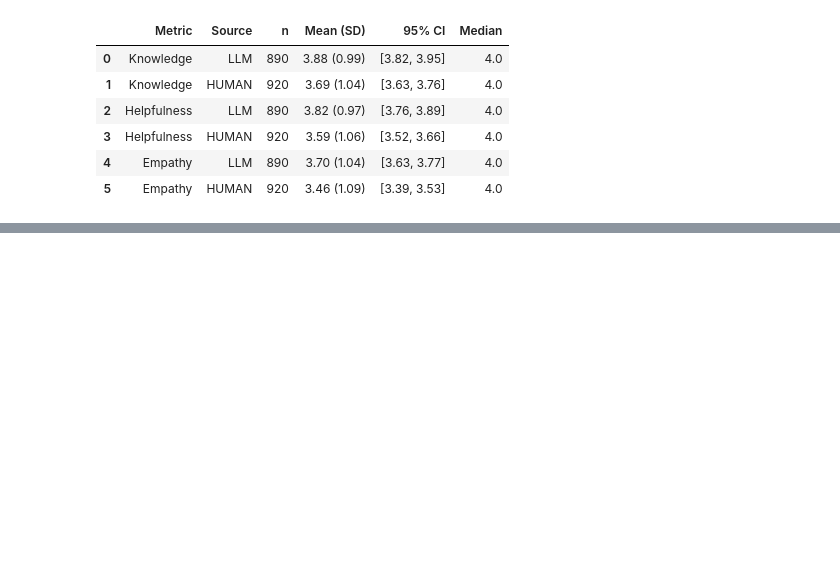
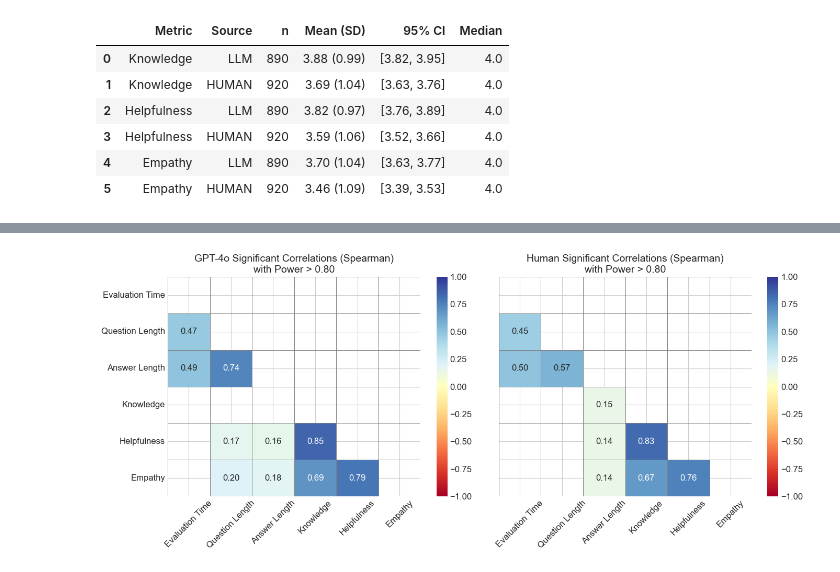
Before and after one commit to alu042/HumanVsRobot, a Jupyter notebook: data_analysis/diaguide_analysis.ipynb, the cells around one changed output, grey strips where cells are left out. Saved outputs shown, nothing was run; the diff lists cells and outputs as text; code cells hidden in the pictures; blank space fills up the shorter version.

```diff
--- a/data_analysis/diaguide_analysis.ipynb
+++ b/data_analysis/diaguide_analysis.ipynb
@@ -265,0 +914,85 @@ desc_stats_table
+# %%
+import pandas as pd
+import numpy as np
+import matplotlib.pyplot as plt
+import seaborn as sns
+import pingouin as pg
+
+method = 'spearman'
+method_cap = method.capitalize()
+
+# Select relevant columns and rename for clarity
+df_corr = df.copy()
+df_corr['Question Length'] = df_corr['question_text'].str.len()
+df_corr['Answer Length'] = df_corr['answer_text'].str.len()
+df_corr['Evaluation Time'] = df_corr['response_time']
+df_corr['Knowledge'] = df_corr['knowledge']
+df_corr['Helpfulness'] = df_corr['helpfulness']
+df_corr['Empathy'] = df_corr['empathy']
+
+corr_vars = ['Evaluation Time', 'Question Length', 'Answer Length', 'Knowledge', 'Helpfulness', 'Empathy']
+
+def get_sig_corrs(df_sub, alpha=0.003, min_power=0.80):
+    # Compute pairwise correlations
+    corr_results = []
+    for i, var1 in enumerate(corr_vars):
+        for j, var2 in enumerate(corr_vars):
+            if j <= i:
+                continue
+            # Drop NA
+            data = df_sub[[var1, var2]].dropna()
+            if len(data) < 3:
+                continue
+            res = pg.corr(data[var1], data[var2], method=method)
+            r = res['r'].values[0]
+            p = res['p-val'].values[0]
+            n = len(data)
+            # Power analysis
+            power = pg.power_corr(r=r, n=n, alpha=alpha)
+            # Bonferroni correction: alpha / number of tests
+            if p < alpha and power > min_power:
+                corr_results.append({'var1': var1, 'var2': var2, 'r': r, 'p': p, 'power': power})
+    return corr_results
+
+def build_corr_matrix(corr_results):
+    # Build a lower-triangular matrix with only significant, powered correlations
+    mat = pd.DataFrame(np.nan, index=corr_vars, columns=corr_vars)
+    for res in corr_results:
+        mat.loc[res['var2'], res['var1']] = res['r']
+    return mat
+
+# Split by source
+df_llm = df_corr[df_corr['source'].str.lower() == 'llm']
+df_human = df_corr[df_corr['source'].str.lower() == 'human']
+
+# Get significant, powered correlations
+llm_corrs = get_sig_corrs(df_llm)
+human_corrs = get_sig_corrs(df_human)
+
+# Build matrices
+llm_mat = build_corr_matrix(llm_corrs)
+human_mat = build_corr_matrix(human_corrs)
+
+# Plotting
+fig, axes = plt.subplots(1, 2, figsize=(14, 6), sharey=True)
+
+for ax, mat, title in zip(
+    axes,
+    [llm_mat, human_mat],
+    [f'GPT-4o Significant Correlations ({method_cap})\nwith Power > 0.80', f'Human Significant Correlations ({method_cap})\nwith Power > 0.80']
+):
+    sns.heatmap(
+        mat, annot=True, fmt=".2f", cmap='RdYlBu', vmin=-1, vmax=1,
+        mask=mat.isnull(), cbar=True, ax=ax, linewidths=0.5, linecolor='gray',
+        annot_kws={"size": 12}
+    )
+    ax.set_title(title, fontsize=14)
+    ax.tick_params(axis='x', rotation=45)
+    ax.tick_params(axis='y', rotation=0)
+
+plt.tight_layout()
+fig.savefig(f'./Figs/figure_3_{method_cap}_correlation_analysis.png', dpi=300, bbox_inches='tight')
+fig.savefig(f'./Figs/figure_3_{method_cap}_correlation_analysis.pdf', bbox_inches='tight')
+plt.show()
+# %% [output]
+[figure, added]
```
Also changed, not shown: parts of 63 cells of this notebook, 11 other files.
